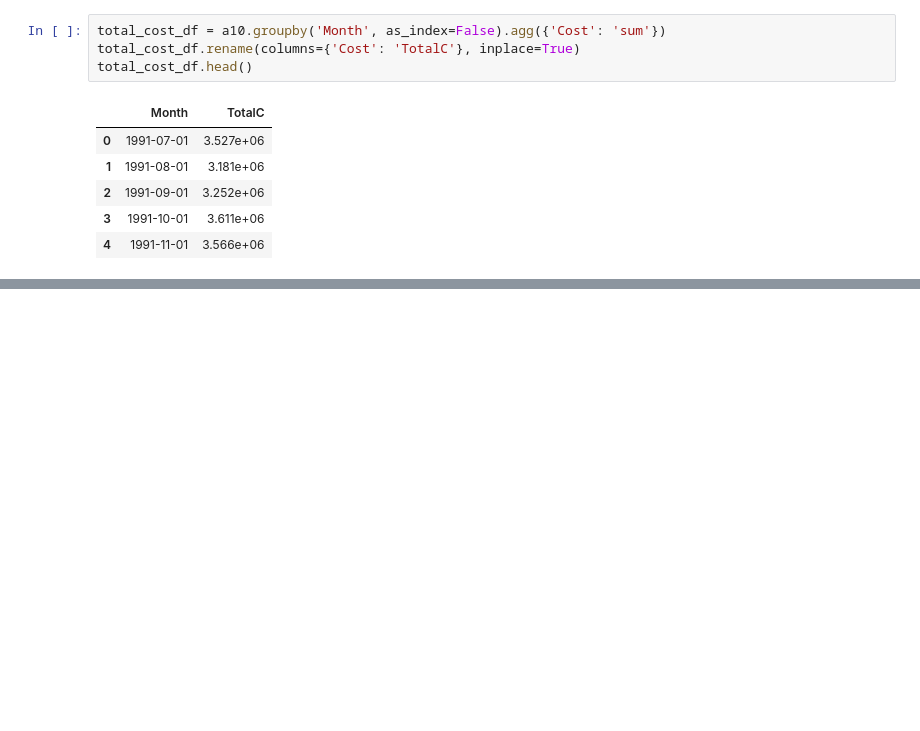
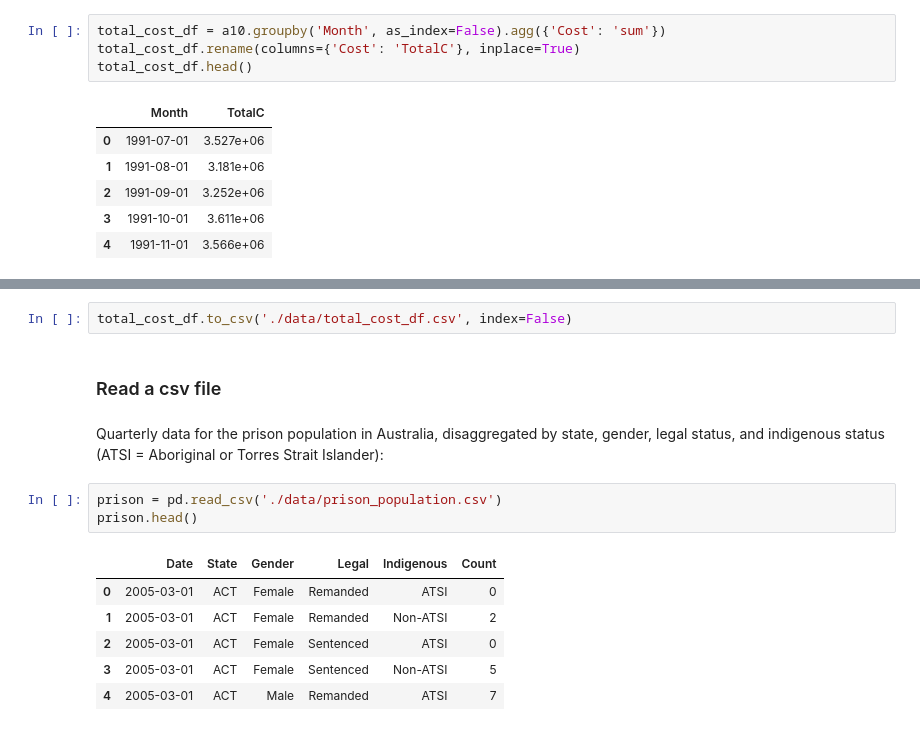
Before and after one commit to darmendariz/fpp, a Jupyter notebook: 02_time_series_graphics.ipynb, the cells around one changed output, grey strips where cells are left out. Cells and saved outputs as stored; diff of their text form; blank space fills up the shorter version.

```diff
--- a/02_time_series_graphics.ipynb
+++ b/02_time_series_graphics.ipynb
@@ -151,0 +170,16 @@ total_cost_df.head()
+# %%
+total_cost_df.to_csv('./data/total_cost_df.csv', index=False)
+# %% [markdown]
+### Read a csv file
+# %% [markdown]
+Quarterly data for the prison population in Australia, disaggregated by state, gender, legal status, and indigenous status (ATSI = Aboriginal or Torres Strait Islander):
+# %%
+prison = pd.read_csv('./data/prison_population.csv')
+prison.head()
+# %% [output]
+|  | Date | State | Gender | Legal | Indigenous | Count |
+| 0 | 2005-03-01 | ACT | Female | Remanded | ATSI | 0 |
+| 1 | 2005-03-01 | ACT | Female | Remanded | Non-ATSI | 2 |
+| 2 | 2005-03-01 | ACT | Female | Sentenced | ATSI | 0 |
+| 3 | 2005-03-01 | ACT | Female | Sentenced | Non-ATSI | 5 |
+| 4 | 2005-03-01 | ACT | Male | Remanded | ATSI | 7 |
```
Also changed, not shown: parts of 19 cells of this notebook.
